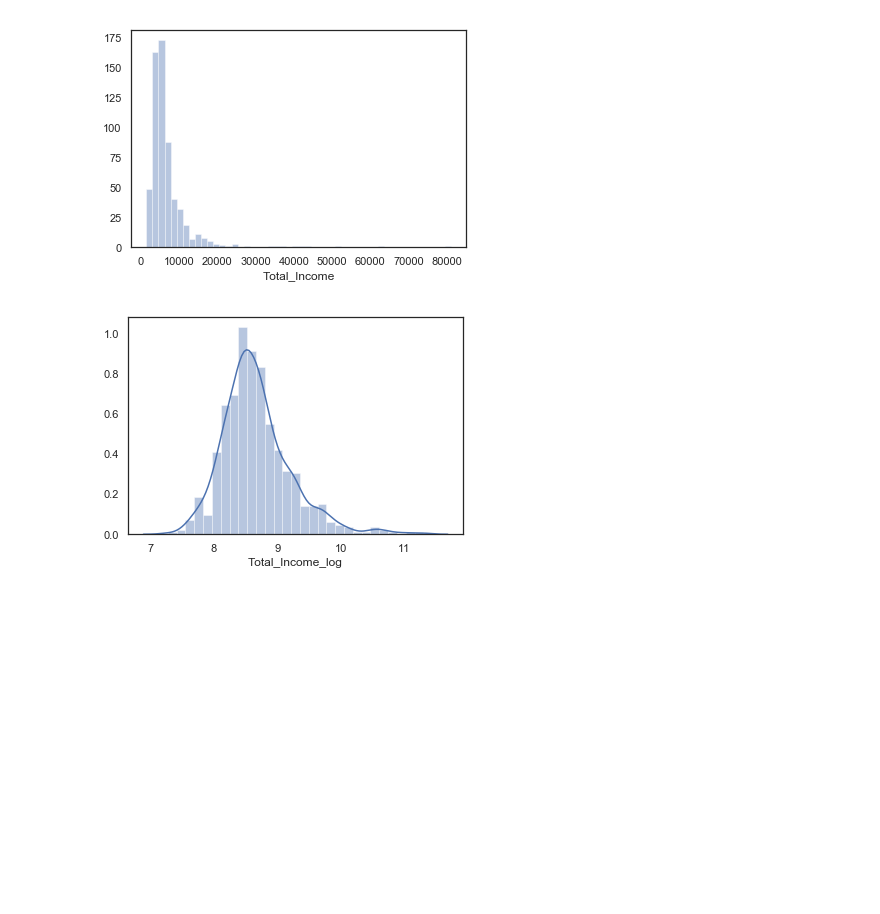
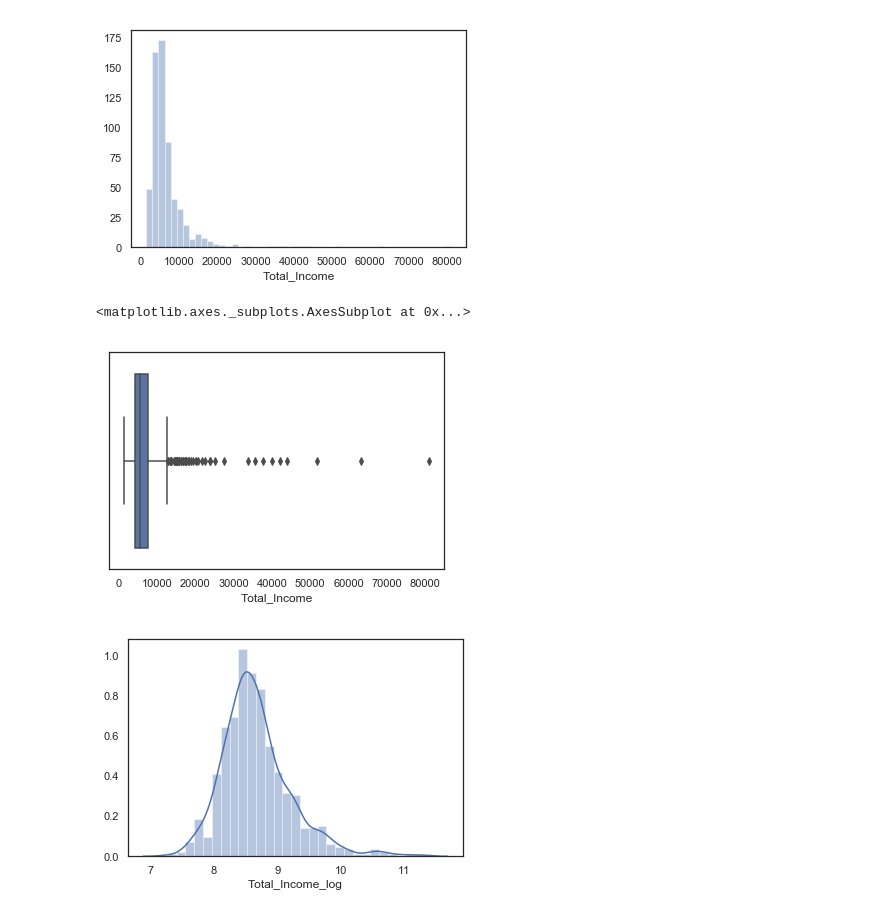
Before and after one commit to srikanthpragada/DS_06_MAY_2019, a Jupyter notebook: loan/loan_prediction.ipynb, the cells around one changed output. Saved outputs shown, nothing was run; the diff lists cells and outputs as text; code cells hidden in the pictures; blank space fills up the shorter version.

```diff
--- a/loan/loan_prediction.ipynb
+++ b/loan/loan_prediction.ipynb
@@ -786,5 +785,7 @@ print(status)
 # %% [markdown]
 ### Feature Engineering
+# %%
+train = pd.read_csv("final_train.csv")
 # %%
 # Total_Income feature
 train['Total_Income']=train['ApplicantIncome']+train['CoapplicantIncome']
@@ -793,6 +794,11 @@ sns.distplot(train['Total_Income'],kde=False)
 # %% [output]
 <matplotlib.axes._subplots.AxesSubplot at 0x...>
 [figure]
+# %%
+sns.boxplot(train['Total_Income'])
+# %% [output]
+<matplotlib.axes._subplots.AxesSubplot at 0x...>
+[figure, added]
 # %%
 train['Total_Income_log'] = np.log(train['Total_Income'])
 sns.distplot(train['Total_Income_log']);
```
Also changed, not shown: parts of 22 cells of this notebook.
